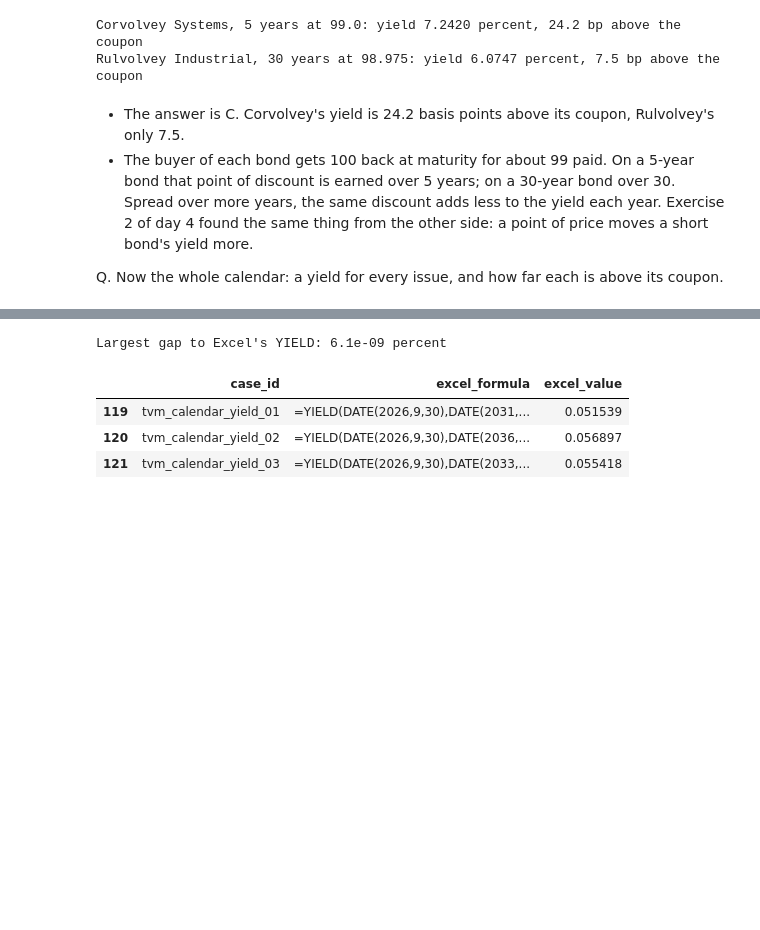
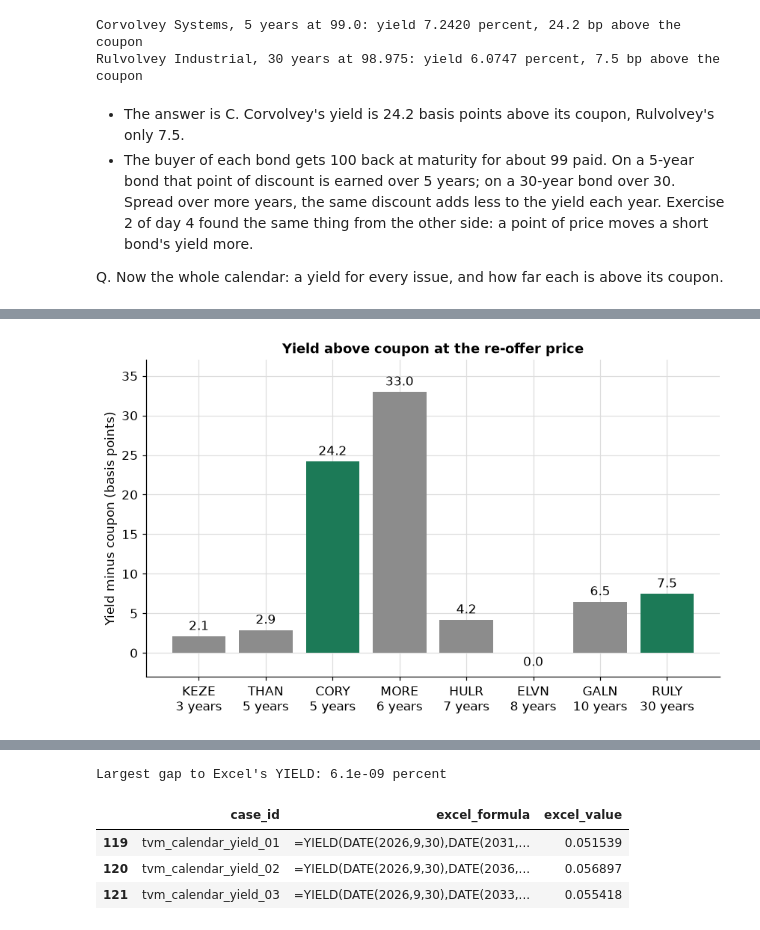
Before and after one commit to lenamonj/python-fixed-income, a Jupyter notebook: course2_bond_math/week1/day5/05_case_study_a_new_issue_calendar.ipynb, the cells around one changed output, grey strips where cells are left out. Drawn from its saved outputs; the diff is of its cells as text; code cells hidden in the pictures; blank space fills up the shorter version.

```diff
--- a/course2_bond_math/week1/day5/05_case_study_a_new_issue_calendar.ipynb
+++ b/course2_bond_math/week1/day5/05_case_study_a_new_issue_calendar.ipynb
@@ -61,6 +62,23 @@ import urllib.request
 from pathlib import Path
 
 import pandas as pd
+
+# the course's chart style, set once here so every chart in the notebook looks the same
+import matplotlib.pyplot as plt
+
+plt.rcParams.update({
+    "figure.figsize": (9, 5),          # width and height of a chart, in inches
+    "figure.dpi": 110,                 # sharpness on screen
+    "font.size": 11,
+    "axes.titlesize": 12,
+    "axes.titleweight": "bold",
+    # the course greens, then a grey, for the first four lines or bars of a chart
+    "axes.prop_cycle": plt.cycler(color=["#123d2f", "#1c7a57", "#7fd1a8", "#8c8c8c"]),
+    "axes.grid": True,                 # light gridlines, as in an Excel chart
+    "grid.color": "#dddddd",
+    "axes.spines.top": False,          # no box line above or to the right of the plot
+    "axes.spines.right": False,
+})
 
 # pytest runs the tests. A Colab runtime may not have it.
 try:
@@ -592,0 +619,19 @@ Q. Does Excel's `YIELD` agree? The reference file holds `YIELD` of each re-offer
+# %%
+# sort_values puts the shortest term first, so the effect of the term shows from left to right
+by_term = calendar.sort_values("years")
+names = [ticker + chr(10) + f"{years} years" for ticker, years in zip(by_term["ticker"], by_term["years"])]
+# green for the two issues of Predict 1, grey for the rest
+colors = ["#1c7a57" if ticker in ("CORY", "RULY") else "#8c8c8c" for ticker in by_term["ticker"]]
+
+fig, ax = plt.subplots()
+bars = ax.bar(names, by_term["yield_minus_coupon_bp"], color=colors)
+# a zero from the search can print as -0.0, so show it as 0.0
+labels = [f"{0.0 if abs(gap) < 0.05 else gap:.1f}" for gap in by_term["yield_minus_coupon_bp"]]
+ax.bar_label(bars, labels=labels, padding=3)
+ax.set_axisbelow(True)
+ax.set_ylim(-3, 37)
+ax.set_title("Yield above coupon at the re-offer price")
+ax.set_ylabel("Yield minus coupon (basis points)")
+plt.show()
+# %% [output]
+[figure, added]
```
Also changed, not shown: parts of 29 cells of this notebook, 2 other files.
